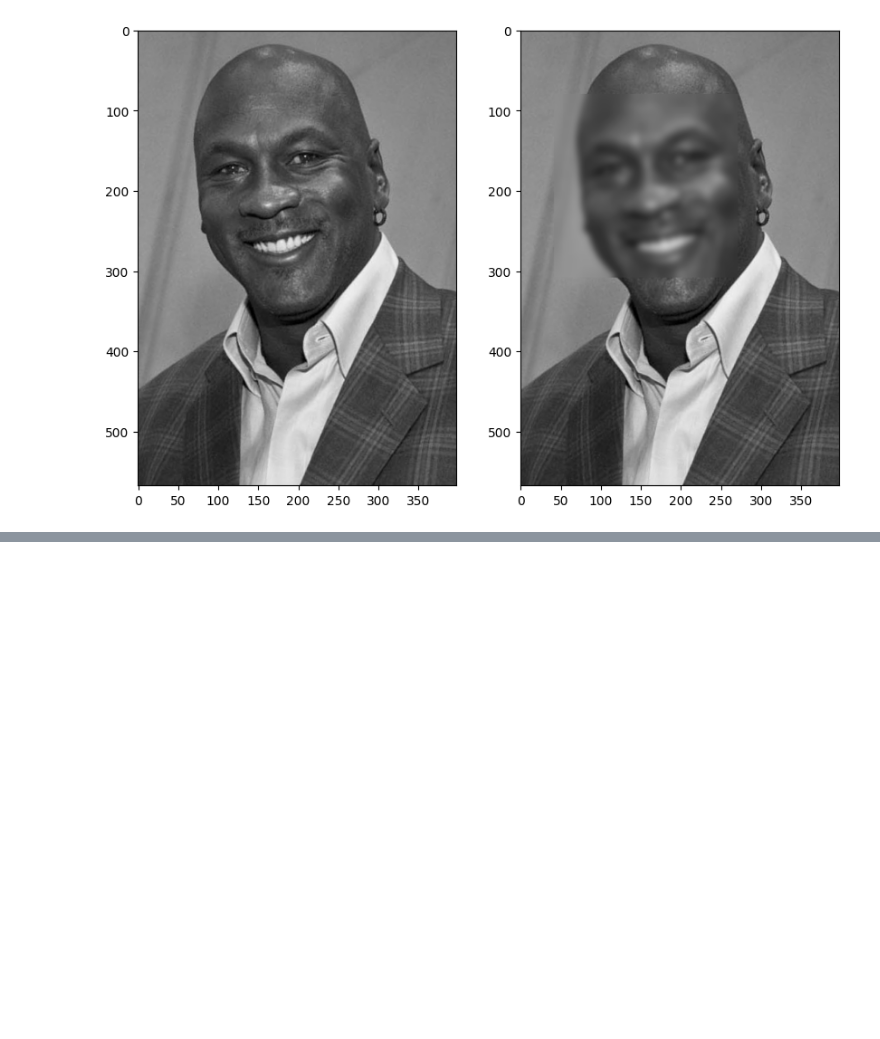
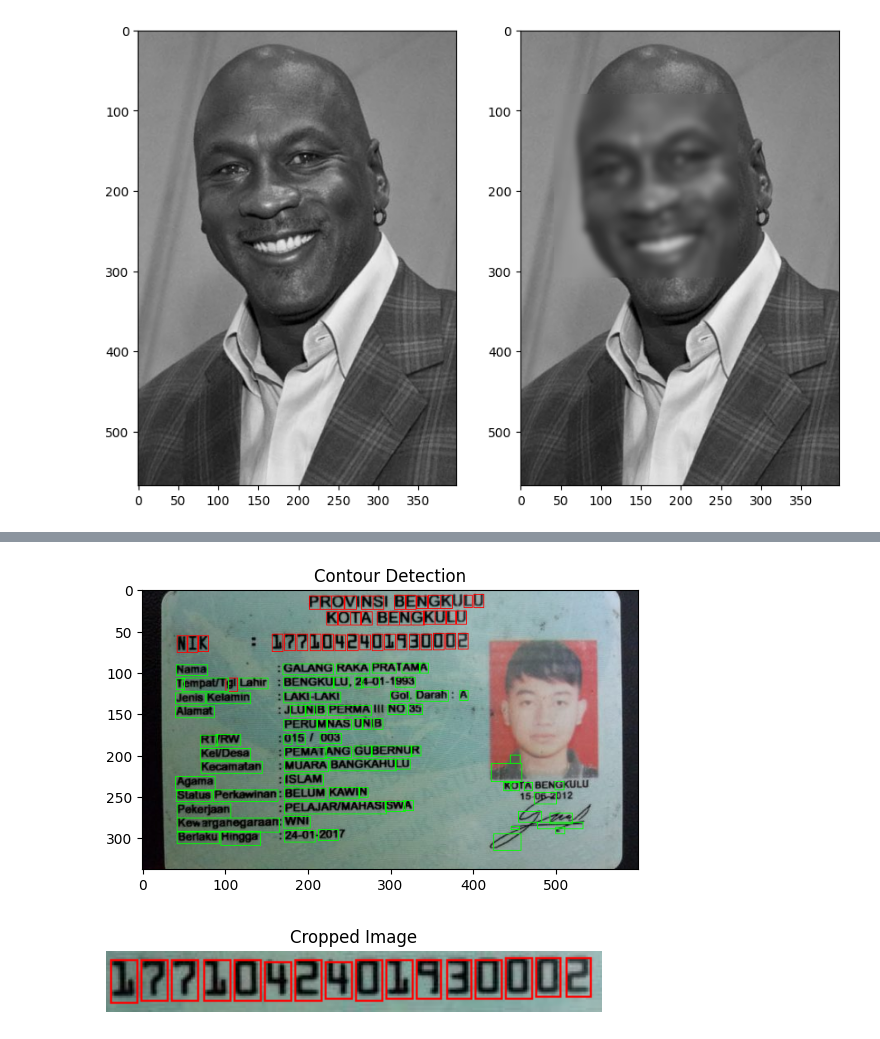
Before and after one commit to Alerakha/05_Aleron-Tsaqif-Rakha_PCVK_Ganjil_2024, a Jupyter notebook: Pertemuan12.ipynb, the cells around one changed output, grey strips where cells are left out. Saved outputs shown, nothing was run; the diff lists cells and outputs as text; code cells hidden in the pictures; blank space fills up the shorter version.

```diff
--- a/Pertemuan12.ipynb
+++ b/Pertemuan12.ipynb
@@ -140,3 +194,35 @@ plt.show()
+# %%
+# Pastikan menggunakan gambar biner yang sudah diproses
+contours, hierarchy = cv2.findContours(bw_morph, cv2.RETR_CCOMP, cv2.CHAIN_APPROX_SIMPLE)
+
+# Gambar Contour
+ktp_ori = src.copy()  # Salin gambar asli untuk menampilkan hasil
+for cnt in contours:
+    x, y, w, h = cv2.boundingRect(cnt)
+    ras = format(w / h, '.2f')
+
+    # Seleksi kontur berdasarkan ukuran dan rasio
+    if h >= 15 and w >= 10 and float(ras) <= 1:
+        cv2.rectangle(ktp_ori, (x, y), (x + w, y + h), (0, 0, 255), thickness=1)
+    elif h <= 30 and w >= 10 :
+        cv2.rectangle(ktp_ori, (x, y), (x + w, y + h), (0, 255, 0), thickness=1)
+
+ktp_ori = cv2.cvtColor(ktp_ori, cv2.COLOR_BGR2RGB)
+plt.imshow(ktp_ori)
+plt.title("Contour Detection")
+plt.show()
+# %% [output]
+[figure, added]
+# %%
+y = 50
+x = 155
+ktp_crop = ktp_ori[y:80, x:400]
+plt.imshow(ktp_crop)
+plt.title("Cropped Image")
+plt.axis("off") # Untuk menyembunyikan sumbu
+plt.show()
+# %% [output]
+[figure, added]
 # %%
 import os
 import tqdm
```
Also changed, not shown: parts of 2 cells of this notebook.
